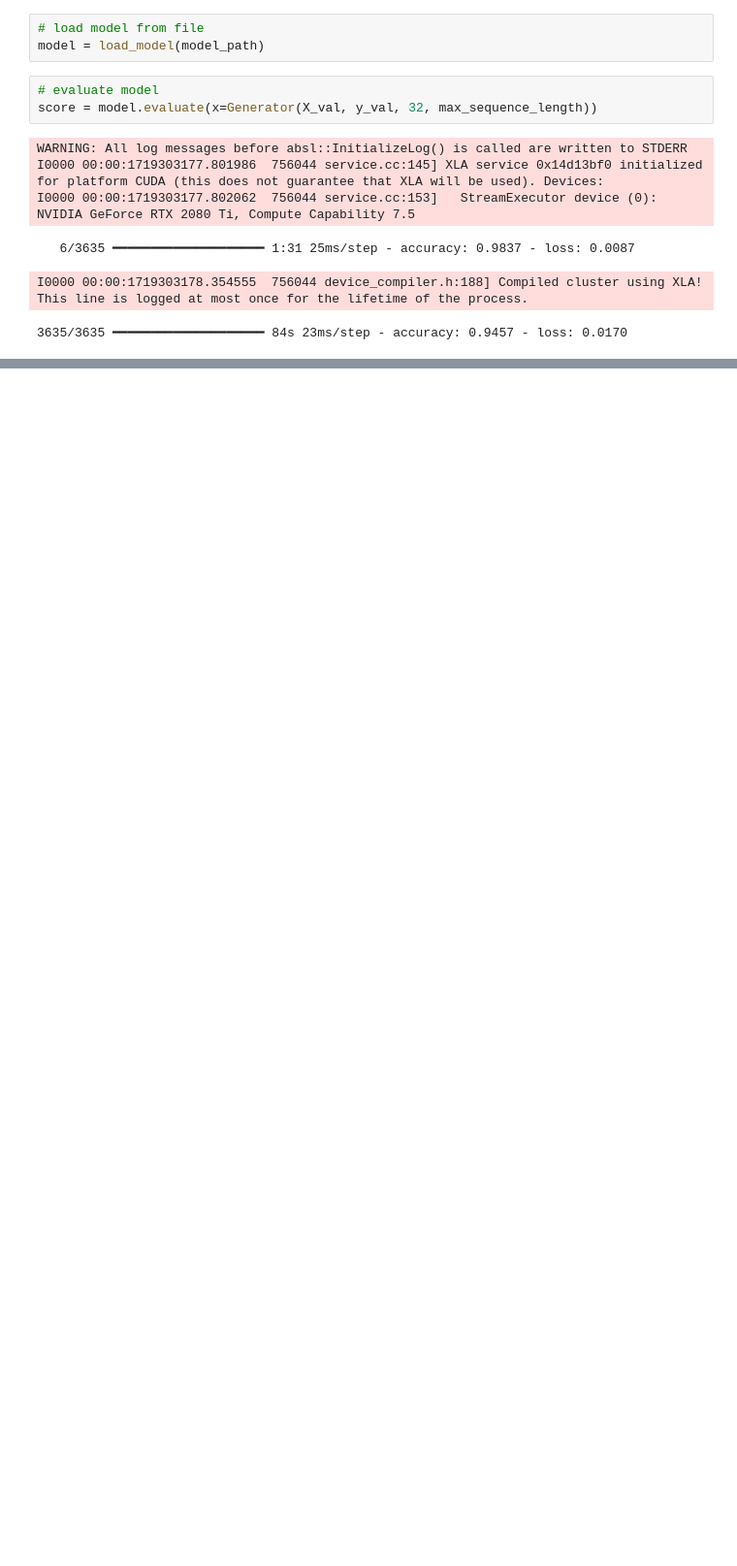
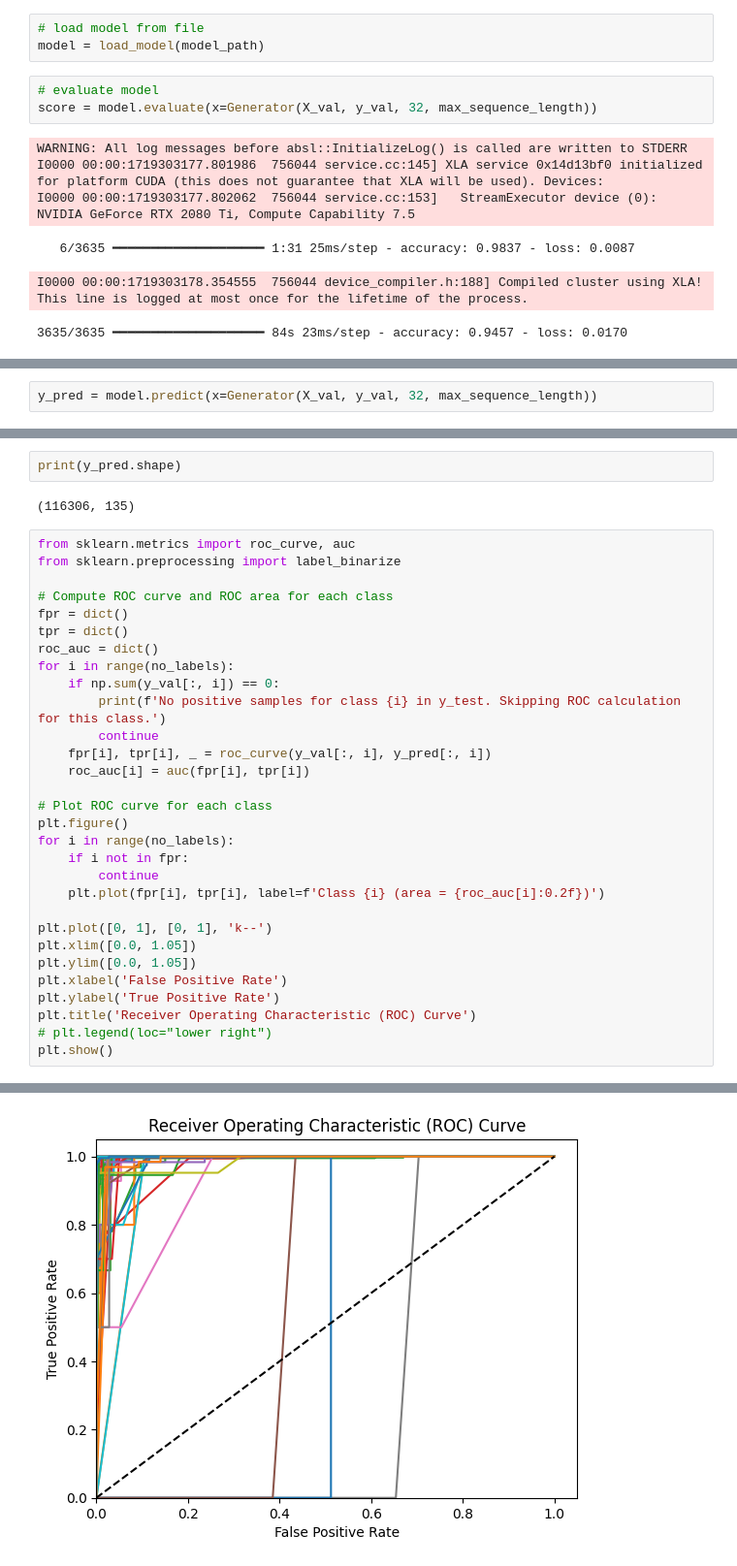
Before and after one commit to JannikRosendahl/bachelor_thesis_models, a Jupyter notebook: rnn.ipynb, the cells around one changed output, grey strips where cells are left out. Shown: that part at 97% size. Cells and saved outputs as stored; diff of their text form; blank space fills up the shorter version.

```diff
--- a/rnn.ipynb
+++ b/rnn.ipynb
@@ -391 +391,3 @@ print(classification_report(y_true, y_pred, target_names=distinct_labels, labels
    weighted avg       0.95      0.95      0.94    116306
+# %%
+y_pred = model.predict(x=Generator(X_val, y_val, 32, max_sequence_length))
@@ -391,0 +396,35 @@ print(classification_report(y_true, y_pred, target_names=distinct_labels, labels
+# %%
+print(y_pred.shape)
+# %% [output]
+(116306, 135)
+# %%
+from sklearn.metrics import roc_curve, auc
+from sklearn.preprocessing import label_binarize
+
+# Compute ROC curve and ROC area for each class
+fpr = dict()
+tpr = dict()
+roc_auc = dict()
+for i in range(no_labels):
+    if np.sum(y_val[:, i]) == 0:
+        print(f'No positive samples for class {i} in y_test. Skipping ROC calculation for this class.')
+        continue
+    fpr[i], tpr[i], _ = roc_curve(y_val[:, i], y_pred[:, i])
+    roc_auc[i] = auc(fpr[i], tpr[i])
+
+# Plot ROC curve for each class
+plt.figure()
+for i in range(no_labels):
+    if i not in fpr:
+        continue
+    plt.plot(fpr[i], tpr[i], label=f'Class {i} (area = {roc_auc[i]:0.2f})')
+
+plt.plot([0, 1], [0, 1], 'k--')
+plt.xlim([0.0, 1.05])
+plt.ylim([0.0, 1.05])
+plt.xlabel('False Positive Rate')
+plt.ylabel('True Positive Rate')
+plt.title('Receiver Operating Characteristic (ROC) Curve')
+# plt.legend(loc="lower right")
+plt.show()
+# %% [output]
@@ -391,0 +448 @@ print(classification_report(y_true, y_pred, target_names=distinct_labels, labels
+[figure, added]
```
Also changed, not shown: parts of 4 cells of this notebook.
